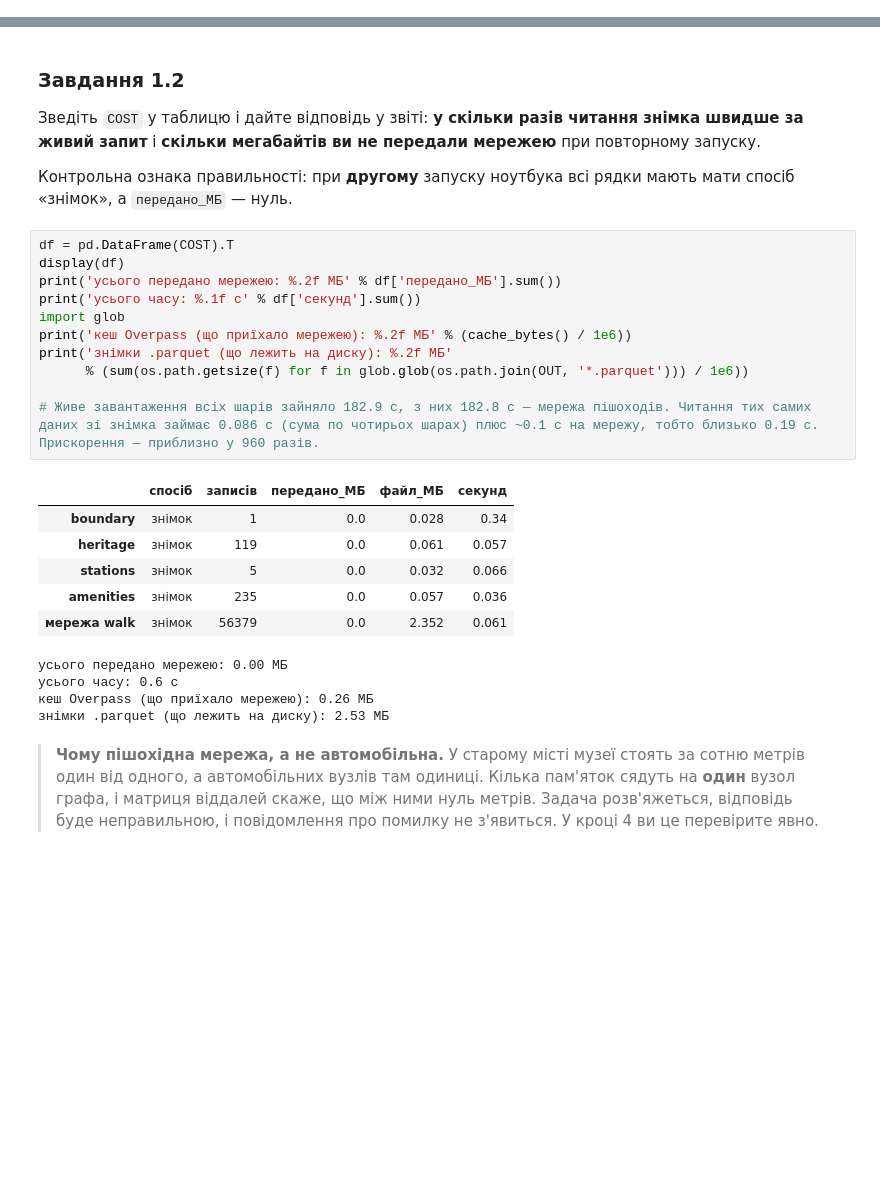
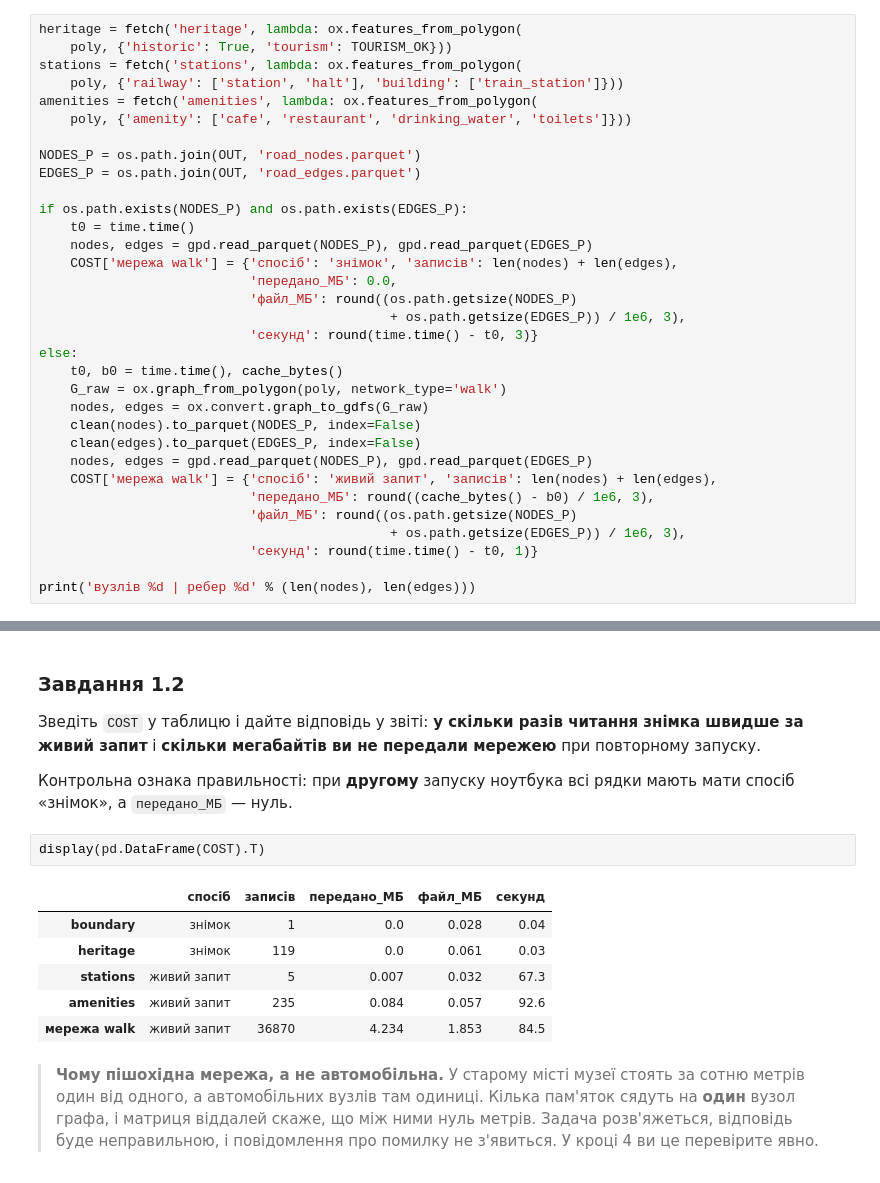
Before and after one commit to llesyali/data_analise, a Jupyter notebook: lab5/lab_5_liashko.ipynb, the cells around one changed output, grey strips where cells are left out. Cells and saved outputs as stored; diff of their text form; blank space fills up the shorter version.

```diff
--- a/lab5/lab_5_liashko.ipynb
+++ b/lab5/lab_5_liashko.ipynb
@@ -289,0 +264,33 @@ print('✓ вузлів %d | ребер %d' % (len(nodes), len(edges)), flush=Tr
+# %%
+heritage = fetch('heritage', lambda: ox.features_from_polygon(
+    poly, {'historic': True, 'tourism': TOURISM_OK}))
+stations = fetch('stations', lambda: ox.features_from_polygon(
+    poly, {'railway': ['station', 'halt'], 'building': ['train_station']}))
+amenities = fetch('amenities', lambda: ox.features_from_polygon(
+    poly, {'amenity': ['cafe', 'restaurant', 'drinking_water', 'toilets']}))
+
+NODES_P = os.path.join(OUT, 'road_nodes.parquet')
+EDGES_P = os.path.join(OUT, 'road_edges.parquet')
+
+if os.path.exists(NODES_P) and os.path.exists(EDGES_P):
+    t0 = time.time()
+    nodes, edges = gpd.read_parquet(NODES_P), gpd.read_parquet(EDGES_P)
+    COST['мережа walk'] = {'спосіб': 'знімок', 'записів': len(nodes) + len(edges),
+                           'передано_МБ': 0.0,
+                           'файл_МБ': round((os.path.getsize(NODES_P)
+                                             + os.path.getsize(EDGES_P)) / 1e6, 3),
+                           'секунд': round(time.time() - t0, 3)}
+else:
+    t0, b0 = time.time(), cache_bytes()
+    G_raw = ox.graph_from_polygon(poly, network_type='walk')
+    nodes, edges = ox.convert.graph_to_gdfs(G_raw)
+    clean(nodes).to_parquet(NODES_P, index=False)
+    clean(edges).to_parquet(EDGES_P, index=False)
+    nodes, edges = gpd.read_parquet(NODES_P), gpd.read_parquet(EDGES_P)
+    COST['мережа walk'] = {'спосіб': 'живий запит', 'записів': len(nodes) + len(edges),
+                           'передано_МБ': round((cache_bytes() - b0) / 1e6, 3),
+                           'файл_МБ': round((os.path.getsize(NODES_P)
+                                             + os.path.getsize(EDGES_P)) / 1e6, 3),
+                           'секунд': round(time.time() - t0, 1)}
+
+print('вузлів %d | ребер %d' % (len(nodes), len(edges)))
@@ -297,27 +306,14 @@ print('✓ вузлів %d | ребер %d' % (len(nodes), len(edges)), flush=Tr
 Контрольна ознака правильності: при **другому** запуску ноутбука всі рядки
 мають мати спосіб «знімок», а `передано_МБ` — нуль.
 # %%
-df = pd.DataFrame(COST).T
-display(df)
-print('усього передано мережею: %.2f МБ' % df['передано_МБ'].sum())
-print('усього часу: %.1f с' % df['секунд'].sum())
-import glob
-print('кеш Overpass (що приїхало мережею): %.2f МБ' % (cache_bytes() / 1e6))
-print('знімки .parquet (що лежить на диску): %.2f МБ'
-      % (sum(os.path.getsize(f) for f in glob.glob(os.path.join(OUT, '*.parquet'))) / 1e6))
-
-# Живе завантаження всіх шарів зайняло 182.9 с, з них 182.8 с — мережа пішоходів. Читання тих самих даних зі знімка займає 0.086 с (сума по чотирьох шарах) плюс ~0.1 с на мережу, тобто близько 0.19 с. Прискорення — приблизно у 960 разів.
+display(pd.DataFrame(COST).T)
 # %% [output]
 |  | спосіб | записів | передано_МБ | файл_МБ | секунд |
-| boundary | знімок | 1 | 0.0 | 0.028 | 0.34 |
-| heritage | знімок | 119 | 0.0 | 0.061 | 0.057 |
-| stations | знімок | 5 | 0.0 | 0.032 | 0.066 |
-| amenities | знімок | 235 | 0.0 | 0.057 | 0.036 |
-| мережа walk | знімок | 56379 | 0.0 | 2.352 | 0.061 |
+| boundary | знімок | 1 | 0.0 | 0.028 | 0.04 |
+| heritage | знімок | 119 | 0.0 | 0.061 | 0.03 |
+| stations | живий запит | 5 | 0.007 | 0.032 | 67.3 |
+| amenities | живий запит | 235 | 0.084 | 0.057 | 92.6 |
+| мережа walk | живий запит | 36870 | 4.234 | 1.853 | 84.5 |
-усього передано мережею: 0.00 МБ
-усього часу: 0.6 с
-кеш Overpass (що приїхало мережею): 0.26 МБ
-знімки .parquet (що лежить на диску): 2.53 МБ
 # %% [markdown]
 > **Чому пішохідна мережа, а не автомобільна.** У старому місті музеї стоять
 > за сотню метрів один від одного, а автомобільних вузлів там одиниці. Кілька
```
Also changed, not shown: parts of 21 cells of this notebook, 43 other files.
